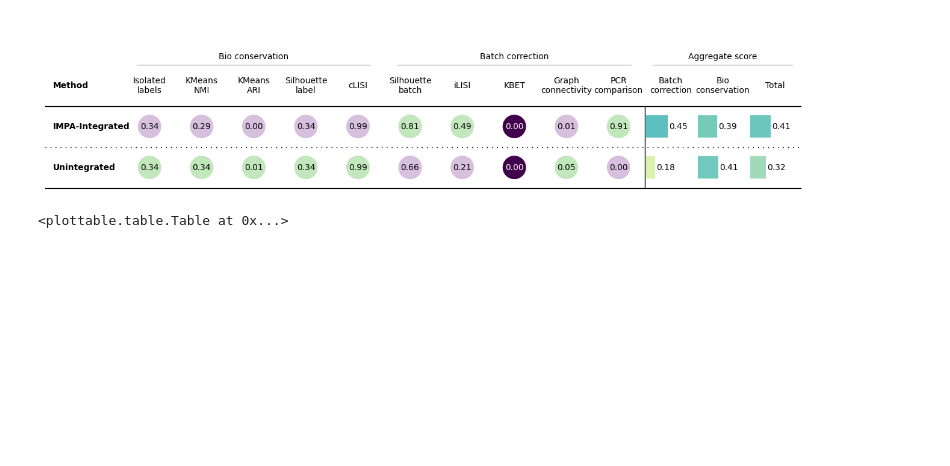
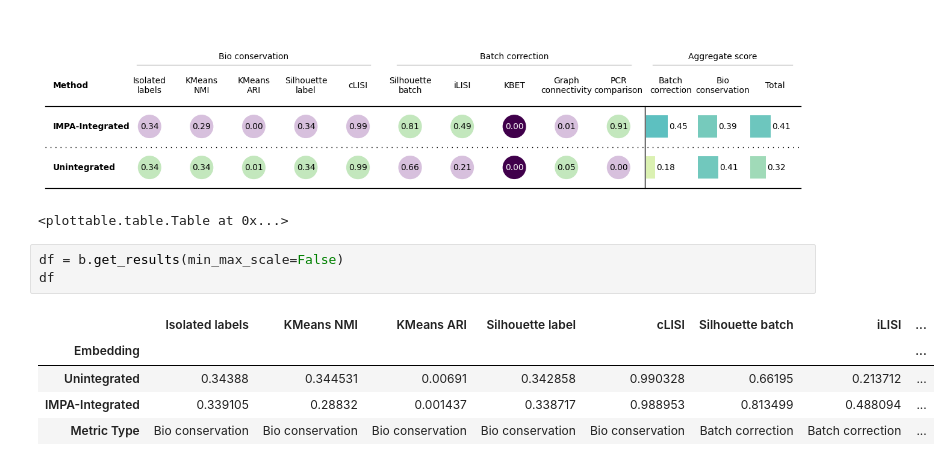
Before and after one commit to theislab/IMPA, a Jupyter notebook: notebooks/cpg0000/dino_featurization_rxrx1.ipynb, the cells around one changed output. Drawn from its saved outputs; the diff is of its cells as text; blank space fills up the shorter version.

```diff
--- a/notebooks/cpg0000/dino_featurization_rxrx1.ipynb
+++ b/notebooks/cpg0000/dino_featurization_rxrx1.ipynb
@@ -416,3 +417,12 @@ b.plot_results_table(min_max_scale=False)
 # %% [output]
 [figure]
 <plottable.table.Table at 0x...>
+# %%
+df = b.get_results(min_max_scale=False)
+df
+# %% [output]
+|  | Isolated labels | KMeans NMI | KMeans ARI | Silhouette label | cLISI | Silhouette batch | iLISI | ... |
+| Embedding |  |  |  |  |  |  |  | ... |
+| Unintegrated | 0.34388 | 0.344531 | 0.00691 | 0.342858 | 0.990328 | 0.66195 | 0.213712 | ... |
+| IMPA-Integrated | 0.339105 | 0.28832 | 0.001437 | 0.338717 | 0.988953 | 0.813499 | 0.488094 | ... |
+| Metric Type | Bio conservation | Bio conservation | Bio conservation | Bio conservation | Bio conservation | Batch correction | Batch correction | ... |
```
Also changed, not shown: parts of 7 cells of this notebook, 21 other files.
